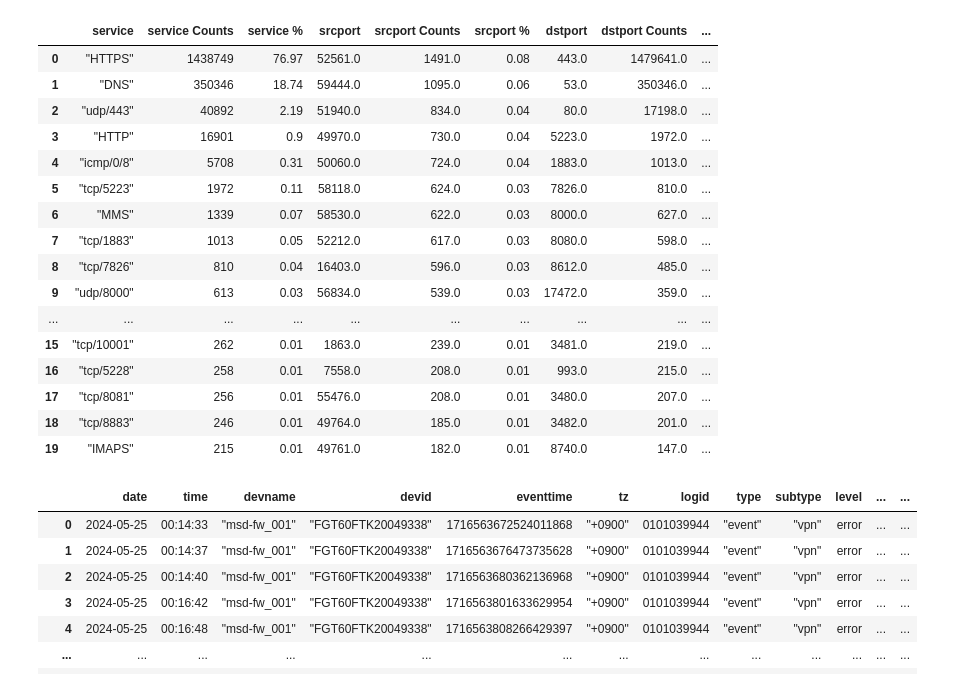
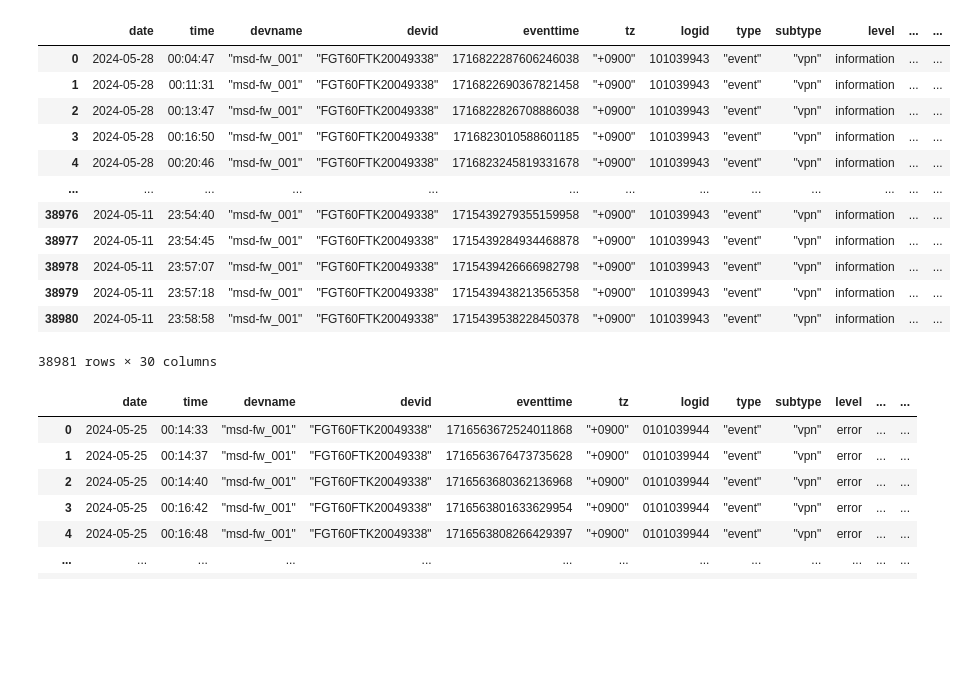
Before and after one commit to ColinsGitCode/PythonTools, a Jupyter notebook: test.ipynb, the cells around one changed output. Saved outputs shown, nothing was run; the diff lists cells and outputs as text; code cells hidden in the pictures; blank space fills up the shorter version.

```diff
--- a/test.ipynb
+++ b/test.ipynb
@@ -1,29 +1,26 @@
 # %%
 import pandas as pd
 from AccessLogAnalysis import LogAnalysis, Utils, Const
 
 
-csv_df = pd.read_csv("Monthly_warning_Logs_Data_202405.csv")
-res_df = LogAnalysis.analysis_selected_dataframe(csv_df)
-res_df
+# csv_df = pd.read_csv("Monthly_warning_Logs_Data_202405.csv")
+csv_df = pd.read_csv("pages/Monthly_information_Logs_Data_202405.csv")
+# res_df = LogAnalysis.analysis_selected_dataframe(csv_df)
+csv_df
 # %% [output]
-|  | service | service Counts | service % | srcport | srcport Counts | srcport % | dstport | dstport Counts | ... |
-| 0 | "HTTPS" | 1438749 | 76.97 | 52561.0 | 1491.0 | 0.08 | 443.0 | 1479641.0 | ... |
-| 1 | "DNS" | 350346 | 18.74 | 59444.0 | 1095.0 | 0.06 | 53.0 | 350346.0 | ... |
-| 2 | "udp/443" | 40892 | 2.19 | 51940.0 | 834.0 | 0.04 | 80.0 | 17198.0 | ... |
-| 3 | "HTTP" | 16901 | 0.9 | 49970.0 | 730.0 | 0.04 | 5223.0 | 1972.0 | ... |
-| 4 | "icmp/0/8" | 5708 | 0.31 | 50060.0 | 724.0 | 0.04 | 1883.0 | 1013.0 | ... |
-| 5 | "tcp/5223" | 1972 | 0.11 | 58118.0 | 624.0 | 0.03 | 7826.0 | 810.0 | ... |
-| 6 | "MMS" | 1339 | 0.07 | 58530.0 | 622.0 | 0.03 | 8000.0 | 627.0 | ... |
-| 7 | "tcp/1883" | 1013 | 0.05 | 52212.0 | 617.0 | 0.03 | 8080.0 | 598.0 | ... |
-| 8 | "tcp/7826" | 810 | 0.04 | 16403.0 | 596.0 | 0.03 | 8612.0 | 485.0 | ... |
-| 9 | "udp/8000" | 613 | 0.03 | 56834.0 | 539.0 | 0.03 | 17472.0 | 359.0 | ... |
-| ... | ... | ... | ... | ... | ... | ... | ... | ... | ... |
-| 15 | "tcp/10001" | 262 | 0.01 | 1863.0 | 239.0 | 0.01 | 3481.0 | 219.0 | ... |
-| 16 | "tcp/5228" | 258 | 0.01 | 7558.0 | 208.0 | 0.01 | 993.0 | 215.0 | ... |
-| 17 | "tcp/8081" | 256 | 0.01 | 55476.0 | 208.0 | 0.01 | 3480.0 | 207.0 | ... |
-| 18 | "tcp/8883" | 246 | 0.01 | 49764.0 | 185.0 | 0.01 | 3482.0 | 201.0 | ... |
-| 19 | "IMAPS" | 215 | 0.01 | 49761.0 | 182.0 | 0.01 | 8740.0 | 147.0 | ... |
+|  | date | time | devname | devid | eventtime | tz | logid | type | subtype | level | ... | ... |
+| 0 | 2024-05-28 | 00:04:47 | "msd-fw_001" | "FGT60FTK20049338" | 1716822287606246038 | "+0900" | 101039943 | "event" | "vpn" | information | ... | ... |
+| 1 | 2024-05-28 | 00:11:31 | "msd-fw_001" | "FGT60FTK20049338" | 1716822690367821458 | "+0900" | 101039943 | "event" | "vpn" | information | ... | ... |
+| 2 | 2024-05-28 | 00:13:47 | "msd-fw_001" | "FGT60FTK20049338" | 1716822826708886038 | "+0900" | 101039943 | "event" | "vpn" | information | ... | ... |
+| 3 | 2024-05-28 | 00:16:50 | "msd-fw_001" | "FGT60FTK20049338" | 1716823010588601185 | "+0900" | 101039943 | "event" | "vpn" | information | ... | ... |
+| 4 | 2024-05-28 | 00:20:46 | "msd-fw_001" | "FGT60FTK20049338" | 1716823245819331678 | "+0900" | 101039943 | "event" | "vpn" | information | ... | ... |
+| ... | ... | ... | ... | ... | ... | ... | ... | ... | ... | ... | ... | ... |
+| 38976 | 2024-05-11 | 23:54:40 | "msd-fw_001" | "FGT60FTK20049338" | 1715439279355159958 | "+0900" | 101039943 | "event" | "vpn" | information | ... | ... |
+| 38977 | 2024-05-11 | 23:54:45 | "msd-fw_001" | "FGT60FTK20049338" | 1715439284934468878 | "+0900" | 101039943 | "event" | "vpn" | information | ... | ... |
+| 38978 | 2024-05-11 | 23:57:07 | "msd-fw_001" | "FGT60FTK20049338" | 1715439426666982798 | "+0900" | 101039943 | "event" | "vpn" | information | ... | ... |
+| 38979 | 2024-05-11 | 23:57:18 | "msd-fw_001" | "FGT60FTK20049338" | 1715439438213565358 | "+0900" | 101039943 | "event" | "vpn" | information | ... | ... |
+| 38980 | 2024-05-11 | 23:58:58 | "msd-fw_001" | "FGT60FTK20049338" | 1715439538228450378 | "+0900" | 101039943 | "event" | "vpn" | information | ... | ... |
+38981 rows × 30 columns
 # %%
 id_df
 # %% [output]
```
Also changed, not shown: 6 other files.
